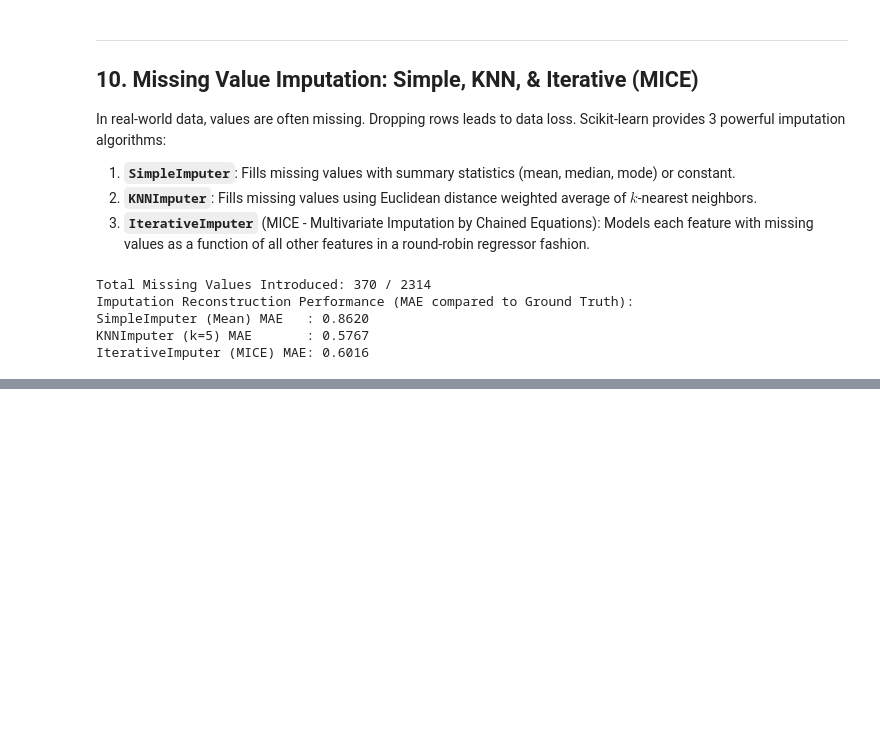
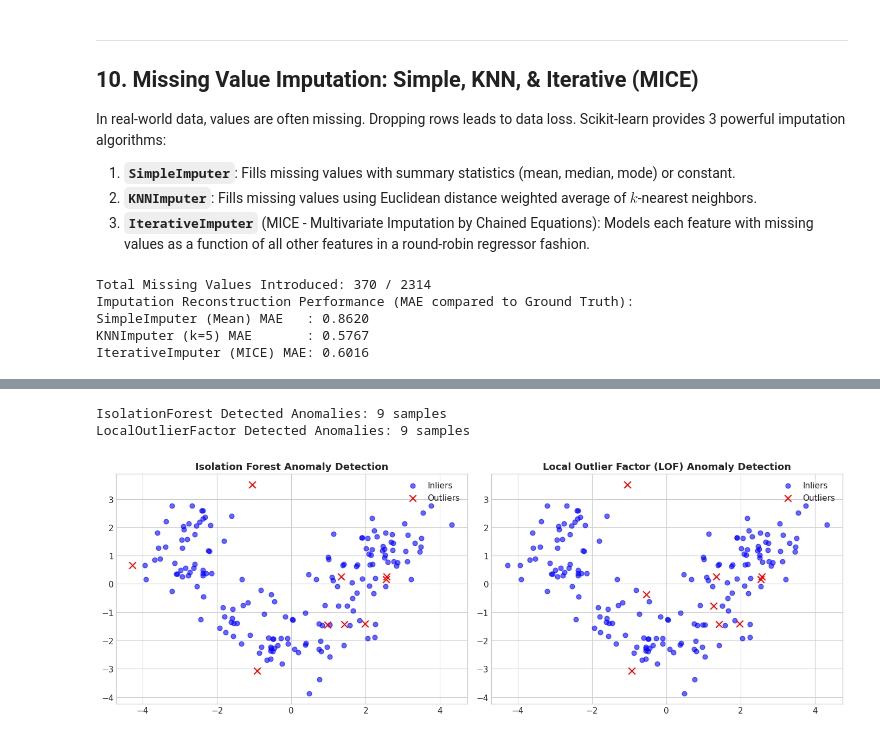
Before and after one commit to preetamvr1595/sklearn, a Jupyter notebook: 04_unsupervised_preprocessing.ipynb, the cells around one changed output, grey strips where cells are left out. Cells and saved outputs as stored; diff of their text form; code cells hidden in the pictures; blank space fills up the shorter version.

Commit message:
feat(04): add Outlier & Anomaly Detection section using IsolationForest and LocalOutlierFactor (LOF)

```diff
--- a/04_unsupervised_preprocessing.ipynb
+++ b/04_unsupervised_preprocessing.ipynb
@@ -567,0 +576,35 @@ IterativeImputer (MICE) MAE: 0.6016
+# %%
+from sklearn.ensemble import IsolationForest
+from sklearn.neighbors import LocalOutlierFactor
+
+# Fit IsolationForest and LOF
+iso_forest = IsolationForest(contamination=0.05, random_state=42)
+anomalies_iso = iso_forest.fit_predict(X_scaled) # -1 for anomaly, 1 for inlier
+
+lof = LocalOutlierFactor(n_neighbors=20, contamination=0.05)
+anomalies_lof = lof.fit_predict(X_scaled)
+
+print(f"IsolationForest Detected Anomalies: {(anomalies_iso == -1).sum()} samples")
+print(f"LocalOutlierFactor Detected Anomalies: {(anomalies_lof == -1).sum()} samples")
+
+# Plot Anomalies on PCA 2D Space
+fig, (ax1, ax2) = plt.subplots(1, 2, figsize=(14, 5))
+
+# Isolation Forest
+ax1.scatter(X_pca[anomalies_iso == 1, 0], X_pca[anomalies_iso == 1, 1], c='blue', label='Inliers', s=40, alpha=0.6)
+ax1.scatter(X_pca[anomalies_iso == -1, 0], X_pca[anomalies_iso == -1, 1], c='red', label='Outliers', s=80, marker='x')
+ax1.set_title("Isolation Forest Anomaly Detection", fontsize=13, fontweight='bold')
+ax1.legend()
+
+# LOF
+ax2.scatter(X_pca[anomalies_lof == 1, 0], X_pca[anomalies_lof == 1, 1], c='blue', label='Inliers', s=40, alpha=0.6)
+ax2.scatter(X_pca[anomalies_lof == -1, 0], X_pca[anomalies_lof == -1, 1], c='red', label='Outliers', s=80, marker='x')
+ax2.set_title("Local Outlier Factor (LOF) Anomaly Detection", fontsize=13, fontweight='bold')
+ax2.legend()
+
+plt.tight_layout()
+plt.show()
+# %% [output]
+IsolationForest Detected Anomalies: 9 samples
+LocalOutlierFactor Detected Anomalies: 9 samples
+[figure, added]
```
Also changed, not shown: parts of 1 cell of this notebook.
